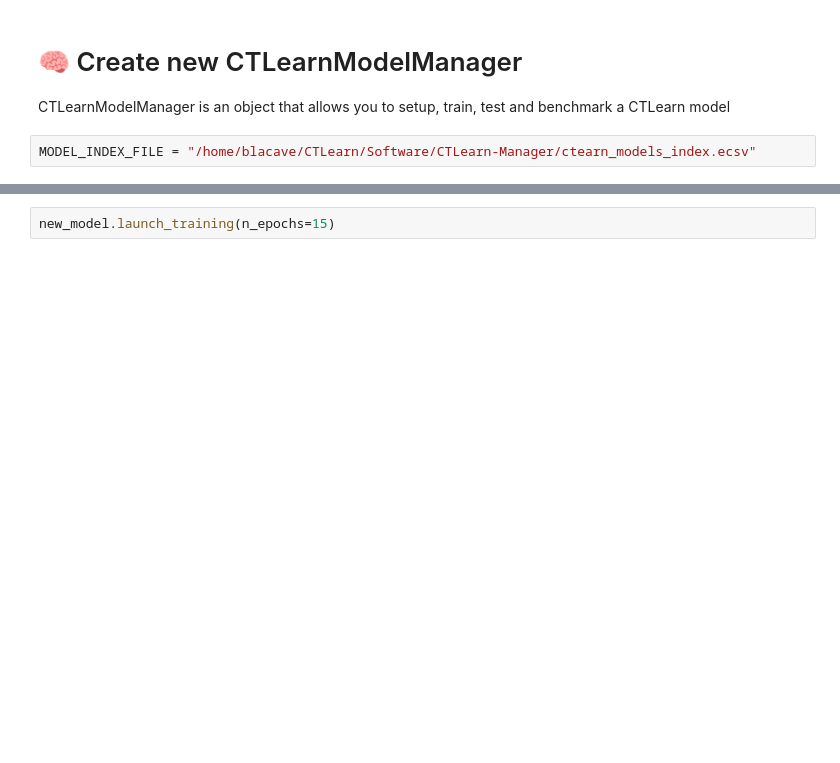
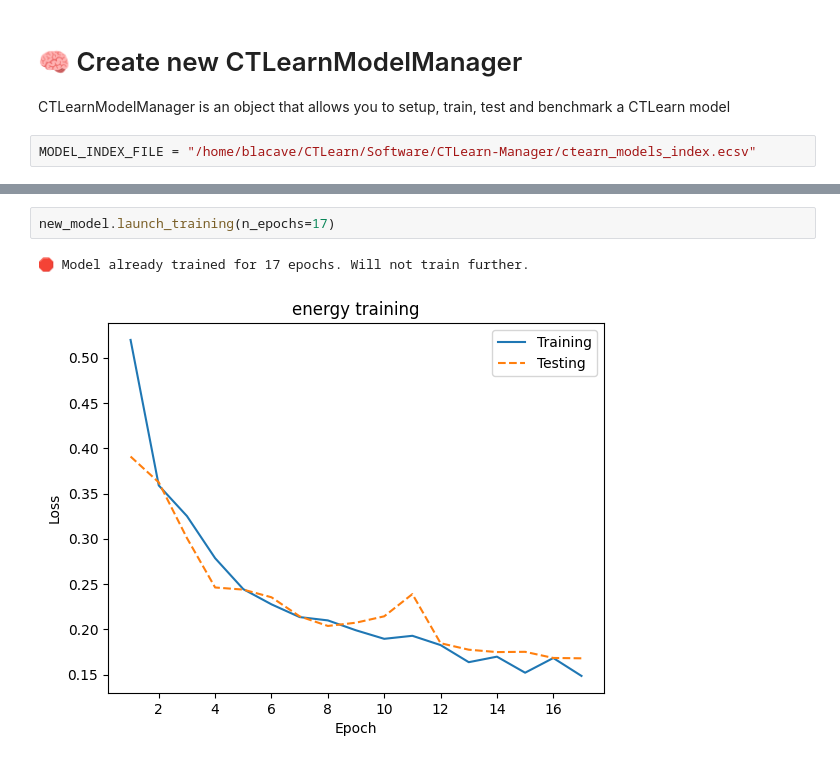
Before and after one commit to BastienLacave/CTLearn-Manager, a Jupyter notebook: notebooks/Manage_Models.ipynb, the cells around one changed output, grey strips where cells are left out. Cells and saved outputs as stored; diff of their text form; blank space fills up the shorter version.

Commit message:
training iproved

```diff
--- a/notebooks/Manage_Models.ipynb
+++ b/notebooks/Manage_Models.ipynb
@@ -231,7 +230,10 @@ new_model.save_to_index(MODEL_INDEX_FILE)
 🧠 Model name: energy_TEL1_2_ZD20_Az0
 ❌ Model nickname direction_20deg already in table
 # %%
-new_model.launch_training(n_epochs=15)
+new_model.launch_training(n_epochs=17)
+# %% [output]
+🛑 Model already trained for 17 epochs. Will not train further.
+[figure, added]
 # %%
 new_model.plot_loss()
 # %% [output]
```
Also changed, not shown: parts of 4 cells of this notebook, 2 other files.
